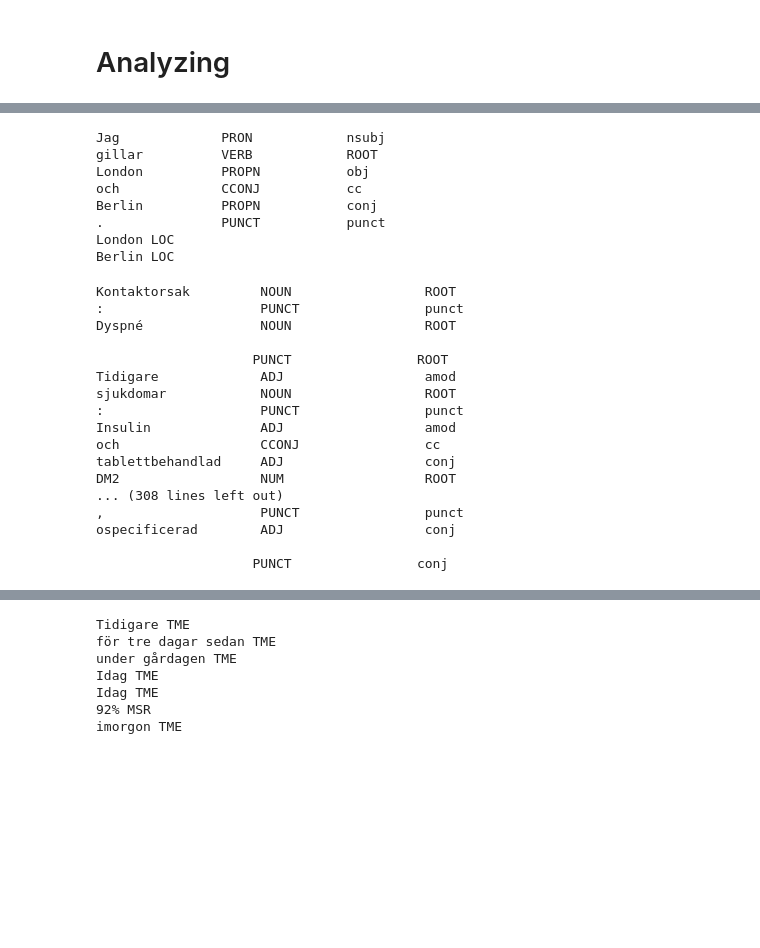
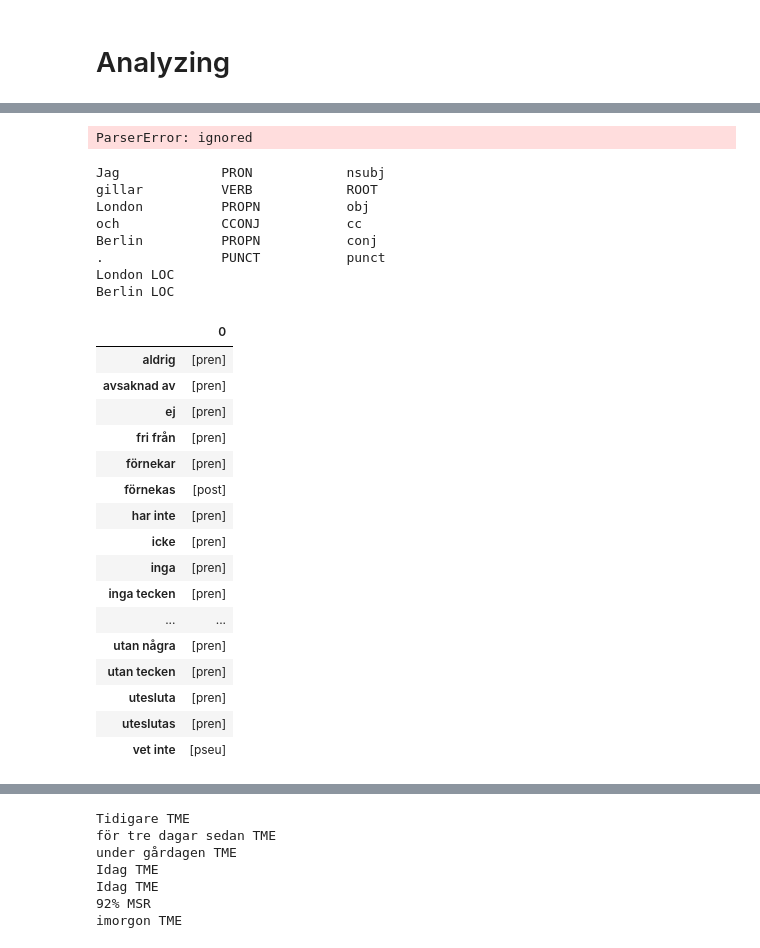
Before and after one commit to callebalik/clinical_NLP_SE, a Jupyter notebook: notebooks/phrasematcher_v1.ipynb, the cells around one changed output, grey strips where cells are left out. Cells and saved outputs as stored; diff of their text form; code cells hidden in the pictures; blank space fills up the shorter version.

```diff
--- a/notebooks/phrasematcher_v1.ipynb
+++ b/notebooks/phrasematcher_v1.ipynb
@@ -37,6 +31,8 @@ drive_path = Path('/content/drive/MyDrive/bioNLP/')
 code_path = Path('/content/clinical_NLP_SE/')
 # sys.path.append(str(code_path)) # Let pyhton find scripts from the repo
 models_path = Path('/content/drive/My Drive/bioNLP/models/')
+data_path = code_path / 'data/'
+corpus_path = data_path / 'corpus'
 # %%
 #drive.flush_and_unmount()
 #print('All changes made in this colab session should now be visible in Drive.')
@@ -82,3 +104,11 @@ The other model is a XPOS tagger in case you need language-specific part-of-spee
+# %%
+import pandas as pd
+
+file = open(data_path / 'raw/negations/negEx.txt')
+data = pd.read_csv(file, sep=" ", header=None)
+# data.columns = ["a", "b", "c", "etc."]
+# %% [output]
+ParserError: ignored
 # %%
 import spacy
 nlp = spacy.load("sv_pipeline")
@@ -91,33 +121,36 @@ Berlin          PROPN           conj
 .               PUNCT           punct
 London LOC
 Berlin LOC
-# %%
-wiki_text = """London. Maskininlärning (engelska: machine learning) är ett område inom artificiell intelligens, och därmed inom datavetenskapen. Det handlar om metoder för att med data "träna" datorer att upptäcka och "lära" sig regler för att lösa en uppgift, utan att datorerna har programmerats med regler för just den uppgiften. Området angränsar till statistik, datorseende och mönsterigenkänning. Datautvinning (datamining) är ett betydelsenära begrepp som avser en kombiniation av maskininlärning och statistiska metoder för att upptäcka och visualisera mönster i stora mängder data."""
-code_path = Path('/content/clinical_NLP_SE/')
-
-file = code_path / 'data/corpus/mockup-patient-records/by_johanna/originals/chart1.txt'
-
-pre_doc = open(file, 'r').read()
-
-doc = nlp(pre_doc)
-width = 20 # table width
-for token in doc:
-    print(f"{token.text: <{width}} {token.tag_: <{width}} {token.dep_: <{width}}")
-# %% [output]
-Kontaktorsak         NOUN                 ROOT
-:                    PUNCT                punct
-Dyspné               NOUN                 ROOT
-
-                    PUNCT                ROOT
-Tidigare             ADJ                  amod
-sjukdomar            NOUN                 ROOT
-:                    PUNCT                punct
-Insulin              ADJ                  amod
-och                  CCONJ                cc
-tablettbehandlad     ADJ                  conj
-DM2                  NUM                  ROOT
-... (308 lines left out)
-,                    PUNCT                punct
-ospecificerad        ADJ                  conj
-
-                    PUNCT                conj
+# %%
+import pandas as pd
+import re
+
+neg_terms = {}
+with open(data_path / 'raw/negations/negEx.txt','r') as negations:
+    for line in negations:
+        x = line.split("\t")
+        key = x[0]
+        value = x[1].strip()
+        neg_terms[key] = value
+
+df = pd.DataFrame.from_dict(neg_terms, orient="index")
+df.columns()
+df.sort_index()
+# %% [output]
+|  | 0 |
+| aldrig | [pren] |
+| avsaknad av | [pren] |
+| ej | [pren] |
+| fri från | [pren] |
+| förnekar | [pren] |
+| förnekas | [post] |
+| har inte | [pren] |
+| icke | [pren] |
+| inga | [pren] |
+| inga tecken | [pren] |
+| ... | ... |
+| utan några | [pren] |
+| utan tecken | [pren] |
+| utesluta | [pren] |
+| uteslutas | [pren] |
+| vet inte | [pseu] |
```
Also changed, not shown: parts of 4 cells of this notebook.
